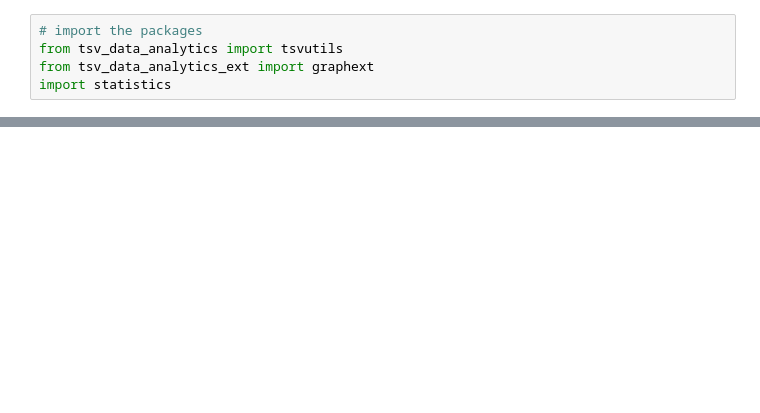
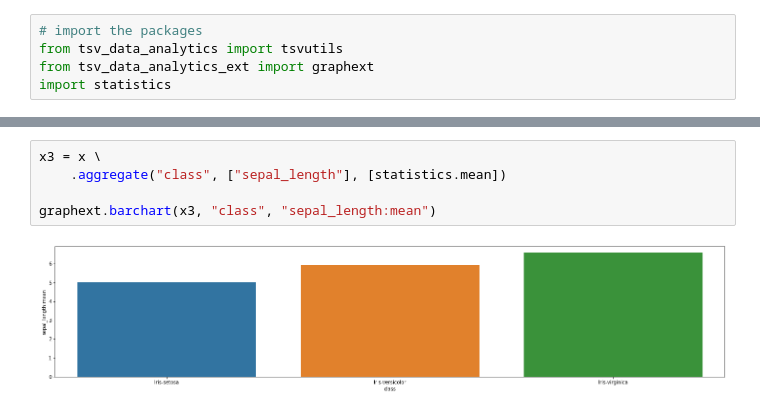
Before and after one commit to CrowdStrike/omigo-data-analytics, a Jupyter notebook: notebooks/graphs.ipynb, the cells around one changed output, grey strips where cells are left out. Saved outputs shown, nothing was run; the diff lists cells and outputs as text; blank space fills up the shorter version.

```diff
--- a/notebooks/graphs.ipynb
+++ b/notebooks/graphs.ipynb
@@ -96,0 +37,7 @@ graphext.boxplot(y7, "is_developed", "new_deaths", "location")
+# %%
+x3 = x \
+    .aggregate("class", ["sepal_length"], [statistics.mean])
+
+graphext.barchart(x3, "class", "sepal_length:mean")
+# %% [output]
+[figure, added]
```
Also changed, not shown: parts of 13 cells of this notebook, 1 other file.
